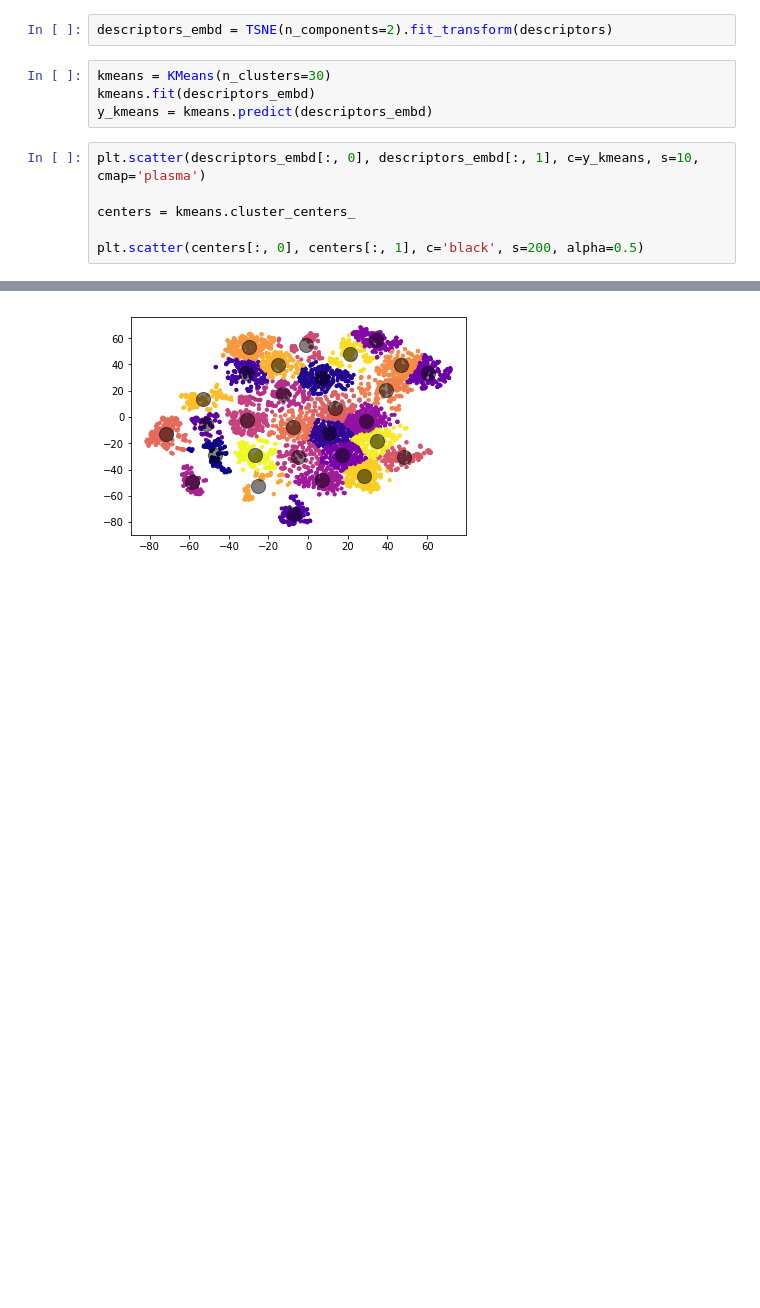
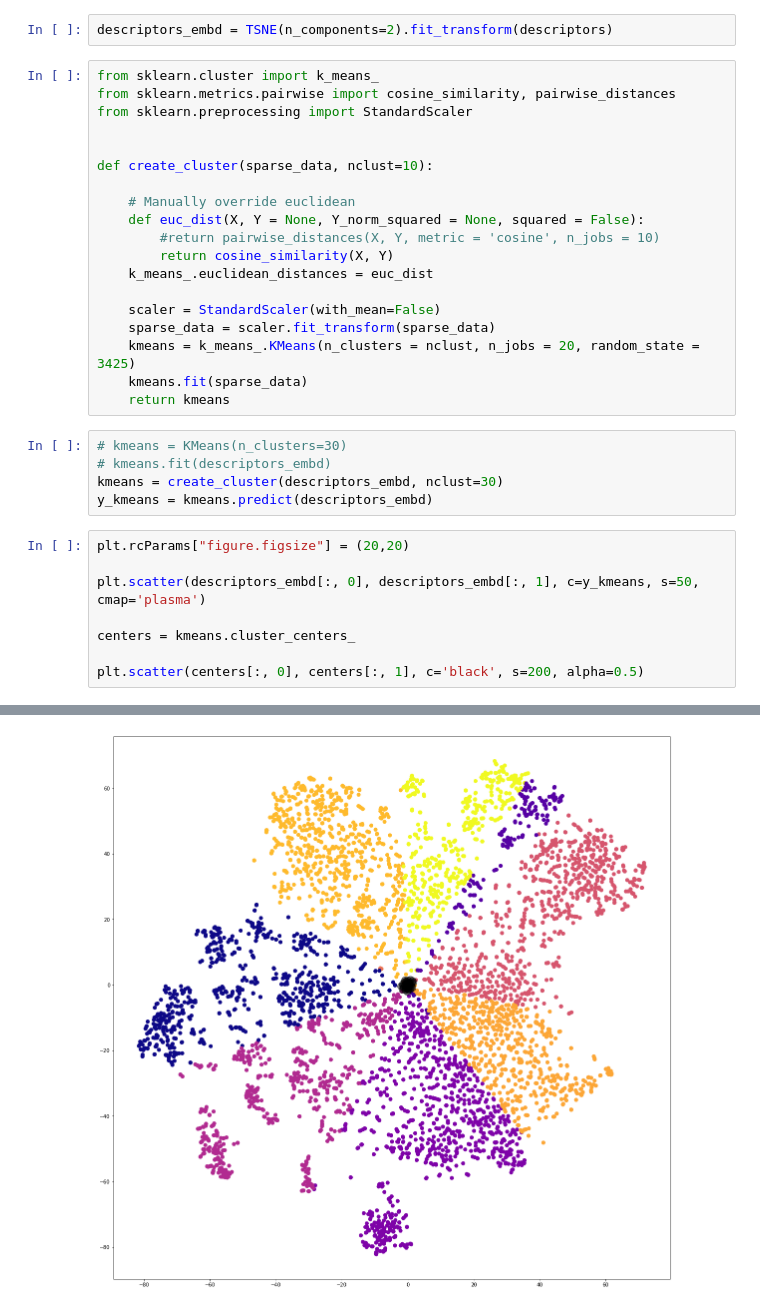
Before and after one commit to jlelwtf/face_tracking, a Jupyter notebook: clasterization.ipynb, the cells around one changed output, grey strips where cells are left out. Drawn from its saved outputs; the diff is of its cells as text; blank space fills up the shorter version.

```diff
--- a/clasterization.ipynb
+++ b/clasterization.ipynb
@@ -62,16 +63,38 @@ match5-c1.avi
 descriptors = np.array(descriptors)
 # %%
 descriptors_embd = TSNE(n_components=2).fit_transform(descriptors)
+# %%
+from sklearn.cluster import k_means_
+from sklearn.metrics.pairwise import cosine_similarity, pairwise_distances
+from sklearn.preprocessing import StandardScaler
+
+
+def create_cluster(sparse_data, nclust=10):
+
+    # Manually override euclidean
+    def euc_dist(X, Y = None, Y_norm_squared = None, squared = False):
+        #return pairwise_distances(X, Y, metric = 'cosine', n_jobs = 10)
+        return cosine_similarity(X, Y)
+    k_means_.euclidean_distances = euc_dist
+
+    scaler = StandardScaler(with_mean=False)
+    sparse_data = scaler.fit_transform(sparse_data)
+    kmeans = k_means_.KMeans(n_clusters = nclust, n_jobs = 20, random_state = 3425)
+    kmeans.fit(sparse_data)
+    return kmeans
 # %%
-kmeans = KMeans(n_clusters=30)
-kmeans.fit(descriptors_embd)
+# kmeans = KMeans(n_clusters=30)
+# kmeans.fit(descriptors_embd)
+kmeans = create_cluster(descriptors_embd, nclust=30)
 y_kmeans = kmeans.predict(descriptors_embd)
 # %%
-plt.scatter(descriptors_embd[:, 0], descriptors_embd[:, 1], c=y_kmeans, s=10, cmap='plasma')
+plt.rcParams["figure.figsize"] = (20,20)
+
+plt.scatter(descriptors_embd[:, 0], descriptors_embd[:, 1], c=y_kmeans, s=50, cmap='plasma')
 
 centers = kmeans.cluster_centers_
 
 plt.scatter(centers[:, 0], centers[:, 1], c='black', s=200, alpha=0.5)
 # %% [output]
 <matplotlib.collections.PathCollection at 0x...>
-[figure, old version]
+[figure, new version]
```
Also changed, not shown: parts of 1 cell of this notebook, 4 other files.
